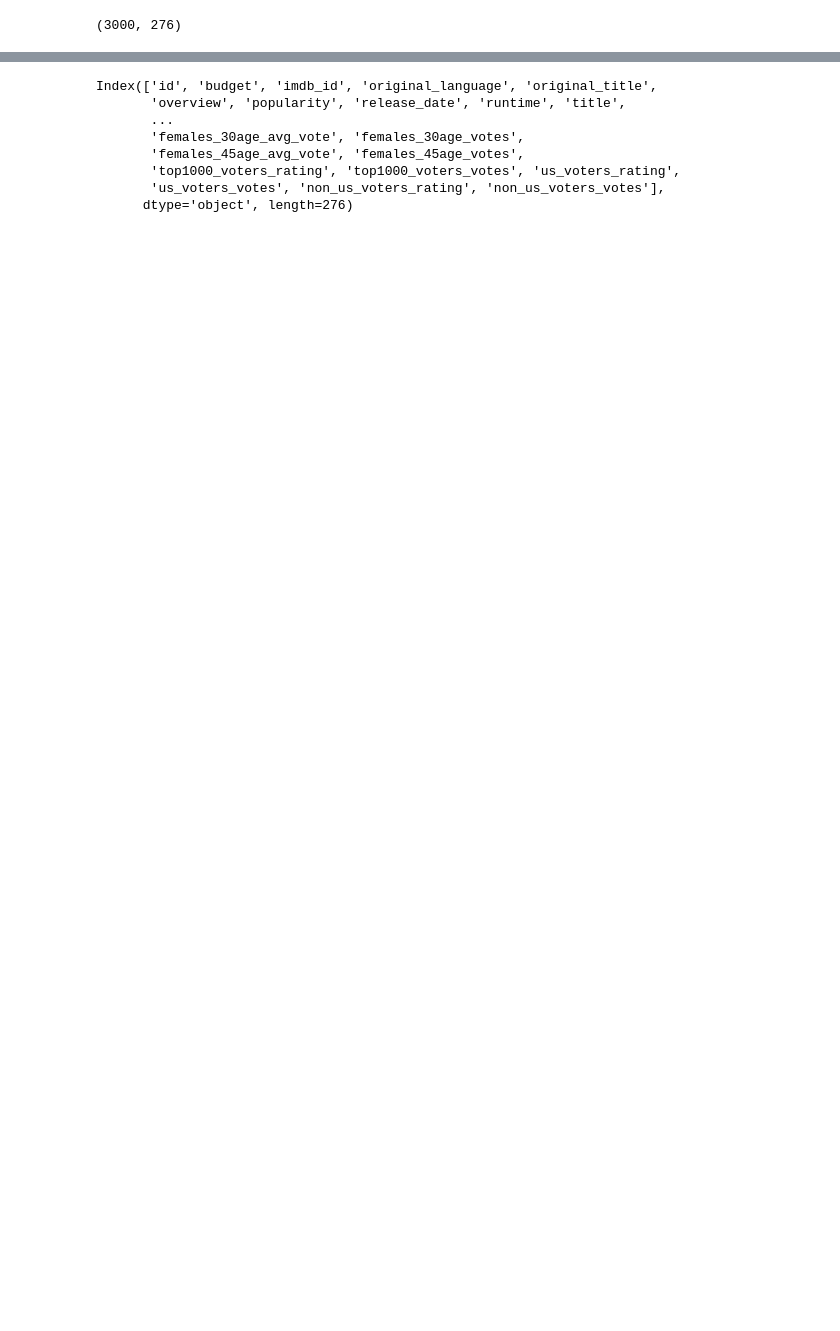
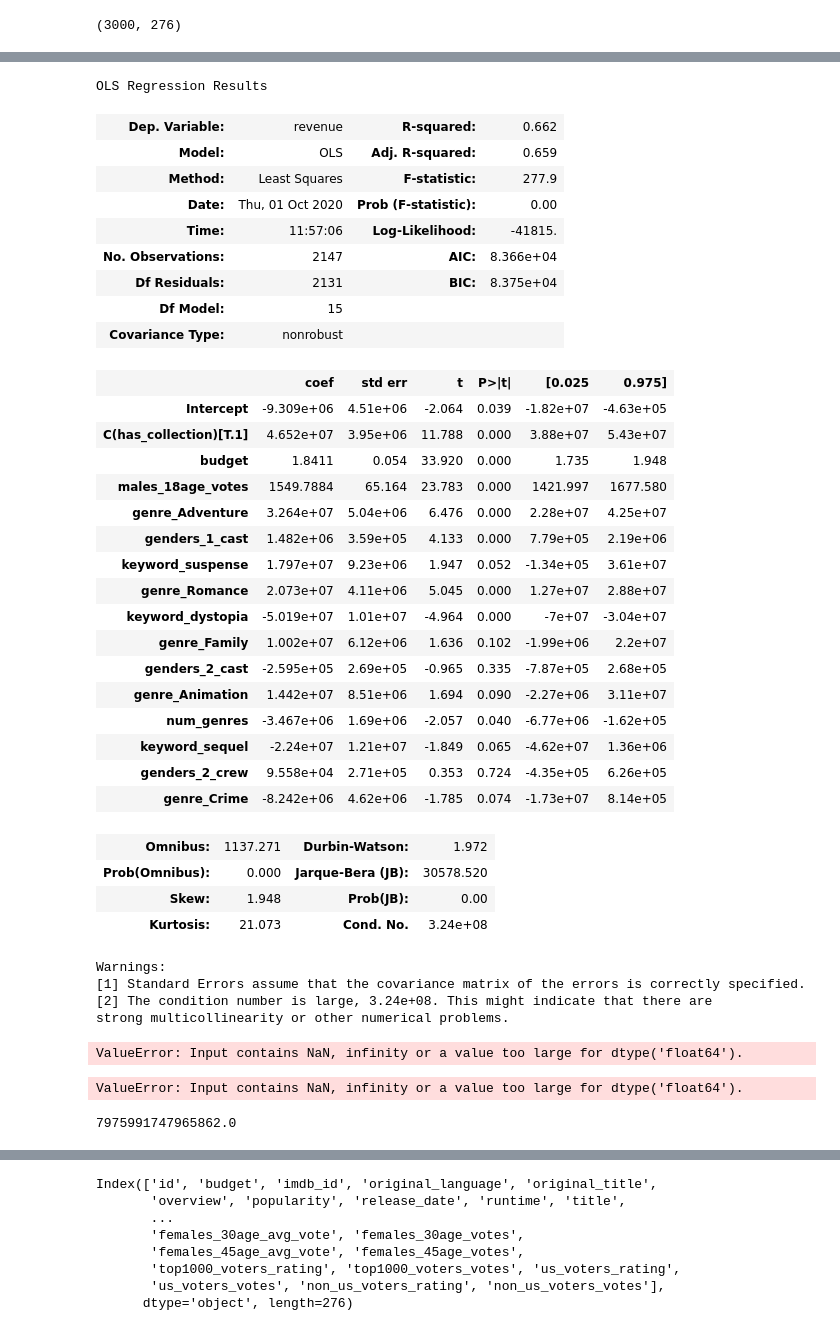
Before and after one commit to NatNLee/TMDB, a Jupyter notebook: TMDB.ipynb, the cells around one changed output, grey strips where cells are left out. Saved outputs shown, nothing was run; the diff lists cells and outputs as text; code cells hidden in the pictures; blank space fills up the shorter version.

```diff
--- a/TMDB.ipynb
+++ b/TMDB.ipynb
@@ -625,0 +627,40 @@ train, test = statsmodels_train_test_split(tmdb)
+# %%
+formula = 'revenue ~ C(has_collection) + budget + genre_Adventure + genders_1_cast + keyword_suspense + genre_Romance + keyword_dystopia + genre_Family + genders_2_cast + genre_Animation + num_genres + keyword_sequel + genders_2_crew + genre_Crime'
+lm = smf.ols(formula=formula, data=train).fit()
+lm.summary()
+# %% [output]
+OLS Regression Results
+| Dep. Variable: | revenue | R-squared: | 0.662 |
+| Model: | OLS | Adj. R-squared: | 0.659 |
+| Method: | Least Squares | F-statistic: | 277.9 |
+| Date: | Thu, 01 Oct 2020 | Prob (F-statistic): | 0.00 |
+| Time: | 11:57:06 | Log-Likelihood: | -41815. |
+| No. Observations: | 2147 | AIC: | 8.366e+04 |
+| Df Residuals: | 2131 | BIC: | 8.375e+04 |
+| Df Model: | 15 |  |  |
+| Covariance Type: | nonrobust |  |  |
+|  | coef | std err | t | P>|t| | [0.025 | 0.975] |
+| Intercept | -9.309e+06 | 4.51e+06 | -2.064 | 0.039 | -1.82e+07 | -4.63e+05 |
+| C(has_collection)[T.1] | 4.652e+07 | 3.95e+06 | 11.788 | 0.000 | 3.88e+07 | 5.43e+07 |
+| budget | 1.8411 | 0.054 | 33.920 | 0.000 | 1.735 | 1.948 |
+| males_18age_votes | 1549.7884 | 65.164 | 23.783 | 0.000 | 1421.997 | 1677.580 |
+| genre_Adventure | 3.264e+07 | 5.04e+06 | 6.476 | 0.000 | 2.28e+07 | 4.25e+07 |
+| genders_1_cast | 1.482e+06 | 3.59e+05 | 4.133 | 0.000 | 7.79e+05 | 2.19e+06 |
+| keyword_suspense | 1.797e+07 | 9.23e+06 | 1.947 | 0.052 | -1.34e+05 | 3.61e+07 |
+| genre_Romance | 2.073e+07 | 4.11e+06 | 5.045 | 0.000 | 1.27e+07 | 2.88e+07 |
+| keyword_dystopia | -5.019e+07 | 1.01e+07 | -4.964 | 0.000 | -7e+07 | -3.04e+07 |
+| genre_Family | 1.002e+07 | 6.12e+06 | 1.636 | 0.102 | -1.99e+06 | 2.2e+07 |
+| genders_2_cast | -2.595e+05 | 2.69e+05 | -0.965 | 0.335 | -7.87e+05 | 2.68e+05 |
+| genre_Animation | 1.442e+07 | 8.51e+06 | 1.694 | 0.090 | -2.27e+06 | 3.11e+07 |
+| num_genres | -3.467e+06 | 1.69e+06 | -2.057 | 0.040 | -6.77e+06 | -1.62e+05 |
+| keyword_sequel | -2.24e+07 | 1.21e+07 | -1.849 | 0.065 | -4.62e+07 | 1.36e+06 |
+| genders_2_crew | 9.558e+04 | 2.71e+05 | 0.353 | 0.724 | -4.35e+05 | 6.26e+05 |
+| genre_Crime | -8.242e+06 | 4.62e+06 | -1.785 | 0.074 | -1.73e+07 | 8.14e+05 |
+| Omnibus: | 1137.271 | Durbin-Watson: | 1.972 |
+| Prob(Omnibus): | 0.000 | Jarque-Bera (JB): | 30578.520 |
+| Skew: | 1.948 | Prob(JB): | 0.00 |
+| Kurtosis: | 21.073 | Cond. No. | 3.24e+08 |
+Warnings:
+[1] Standard Errors assume that the covariance matrix of the errors is correctly specified.
+[2] The condition number is large, 3.24e+08. This might indicate that there are
+strong multicollinearity or other numerical problems.
@@ -626,3 +669,17 @@ train, test = statsmodels_train_test_split(tmdb)
+# %%
+#y_test_pred = lm.predict(test)
+r2_score(test['revenue'], y_test_pred)
+#mean_squared_error(test['revenue'], y_test_pred)
+# %% [output]
+ValueError: Input contains NaN, infinity or a value too large for dtype('float64').
+# %%
+mean_squared_error(test['revenue'], y_test_pred)
+# %% [output]
+ValueError: Input contains NaN, infinity or a value too large for dtype('float64').
+# %%
+mean_squared_error(test['revenue'], y_test_pred)
+# %% [output]
+7975991747965862.0
 # %%
 formula = 'revenue ~ C(has_collection) + budget'
 lm = smf.ols(formula=formula, data=train).fit()
```
Also changed, not shown: parts of 12 cells of this notebook, 6 other files.
